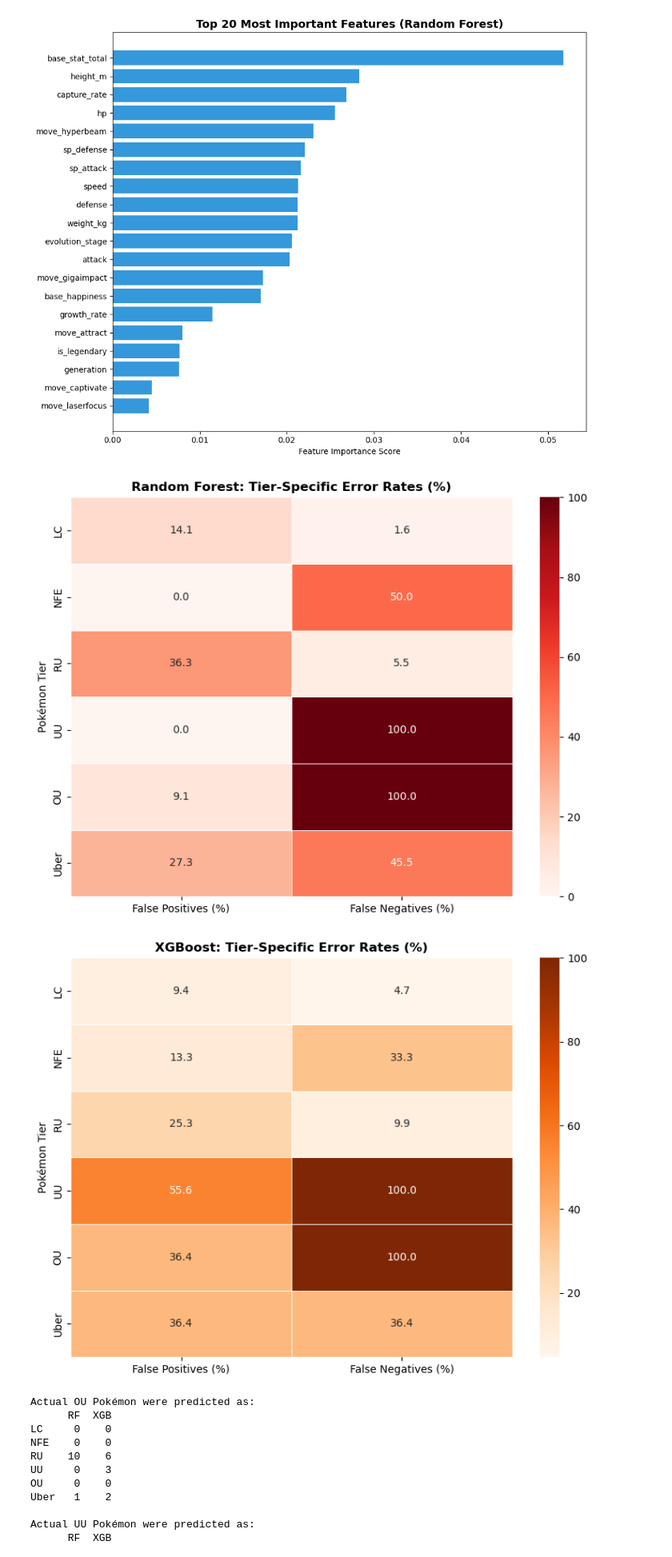
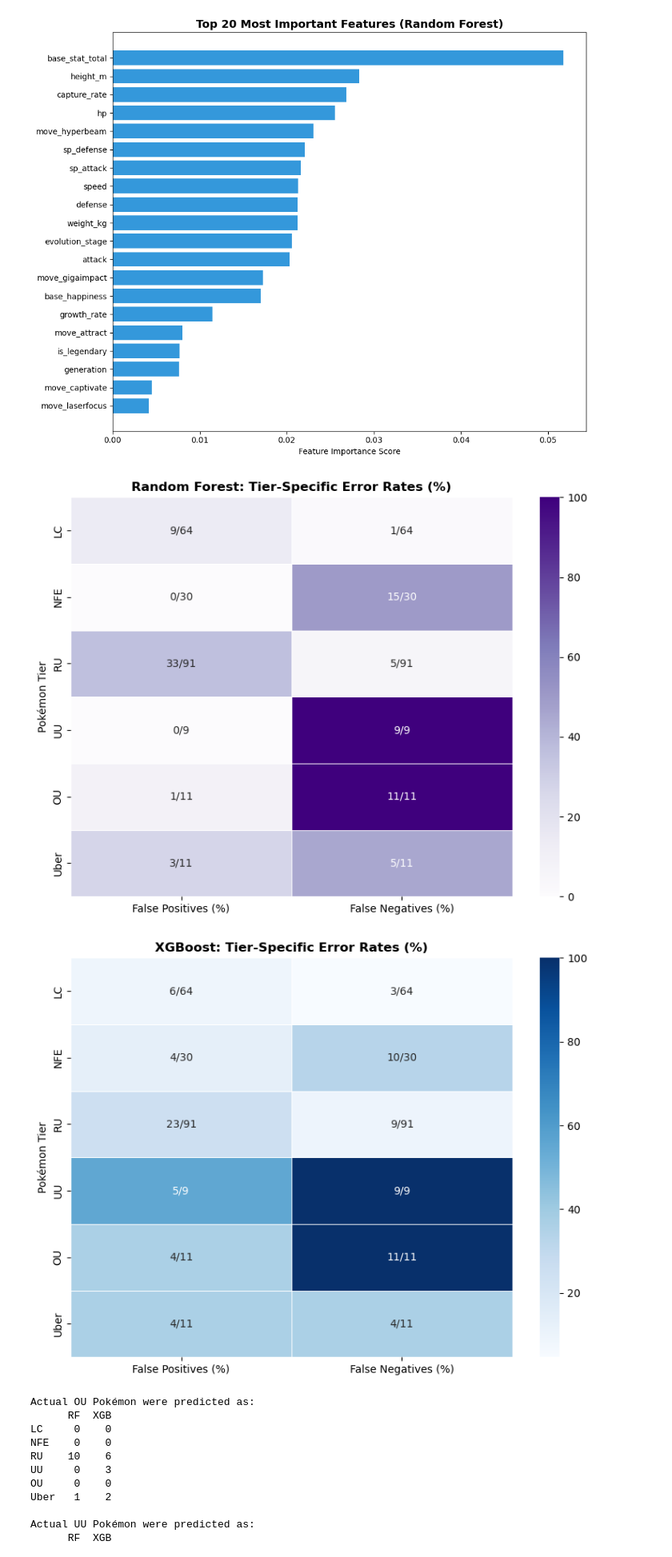
Before and after one commit to Anna-Kopec/pokemon_exploratory_data_analysis, a Jupyter notebook: src/process_tiers.ipynb, the cells around one changed output. Shown at 80% size. Saved outputs shown, nothing was run; the diff lists cells and outputs as text; code cells hidden in the pictures.

```diff
--- a/src/process_tiers.ipynb
+++ b/src/process_tiers.ipynb
@@ -180,45 +180,58 @@ plt.show()
 # %% [output]
 [figure]
 # %%
-# y_test -> 1d list
+
+# 1. Prepare Ground Truth
 y_test_flat = np.asarray(y_test).ravel()
 
-# counts per tier
+# 2. Get the Support (Actual counts per tier)
 support = pd.Series(y_test_flat).value_counts().reindex(range(len(tier_labels)), fill_value=0)
 support.index = tier_labels
 
-# Function for plotting
+def get_fp_fn(y_true, y_pred, labels):
+    cm = confusion_matrix(y_true, y_pred, labels=range(len(labels)))
+    # FP: Predicted as i but actually not i (column sum - diagonal)
+    fp = cm.sum(axis=0) - np.diag(cm)
+    # FN: Actually i but predicted as not i (row sum - diagonal)
+    fn = cm.sum(axis=1) - np.diag(cm)
+    return fp, fn
+
+# 3. Calculate metrics for each model
+# Assuming 'rf_predictions' and 'xgb_predictions' (or just 'predictions') are your variables
+rf_fp, rf_fn = get_fp_fn(y_test_flat, rf_predictions, tier_labels)
+xgb_fp, xgb_fn = get_fp_fn(y_test_flat, predictions, tier_labels)
+
+# 4. Updated Plotting Function (now takes raw FP/FN arrays)
 def plot_model_heatmap(fp, fn, support_vals, title, cmap):
-    # Ensure no division by zero for rare tiers
     safe_support = support_vals.replace(0, 1)
+
+    # We use fractions in the labels for clarity
+    annot_labels = np.array([
+        [f"{int(f)}/{int(s)}", f"{int(n)}/{int(s)}"]
+        for f, n, s in zip(fp, fn, support_vals)
+    ])
 
     rates = pd.DataFrame({
         'False Positives (%)': (fp / safe_support) * 100,
         'False Negatives (%)': (fn / safe_support) * 100
     }, index=tier_labels)
 
     plt.figure(figsize=(8, 6))
-    sns.heatmap(rates, annot=True, cmap=cmap, fmt='.1f', linewidths=.5)
+    sns.heatmap(rates, annot=annot_labels, fmt="", cmap=cmap, linewidths=.5)
     plt.title(title, fontsize=12, fontweight='bold')
     plt.ylabel('Pokémon Tier')
     plt.tight_layout()
     plt.show()
 
-# Generate the two separate heatmaps, 1 for each model
-plot_model_heatmap(comparison_df['FP_RF'].values,
-                   comparison_df['FN_RF'].values,
-                   support,
-                   'Random Forest: Tier-Specific Error Rates (%)',
-                   'Reds')
+# 5. Generate the heatmaps
+plot_model_heatmap(rf_fp, rf_fn, support,
+                   'Random Forest: Tier-Specific Error Rates (%)', 'Purples')
 
-plot_model_heatmap(comparison_df['FP_XGB'].values,
-                   comparison_df['FN_XGB'].values,
-                   support,
-                   'XGBoost: Tier-Specific Error Rates (%)',
-                   'Oranges')
+plot_model_heatmap(xgb_fp, xgb_fn, support,
+                   'XGBoost: Tier-Specific Error Rates (%)', 'Blues')
 # %% [output]
-[figure, old version]
+[figure, new version]
-[figure, old version]
+[figure, new version]
 # %%
 def trace_leakage(y_true, y_pred, target_idx, labels):
     # Ensure they are flat arrays
```
Also changed, not shown: parts of 2 cells of this notebook, 1 other file.
